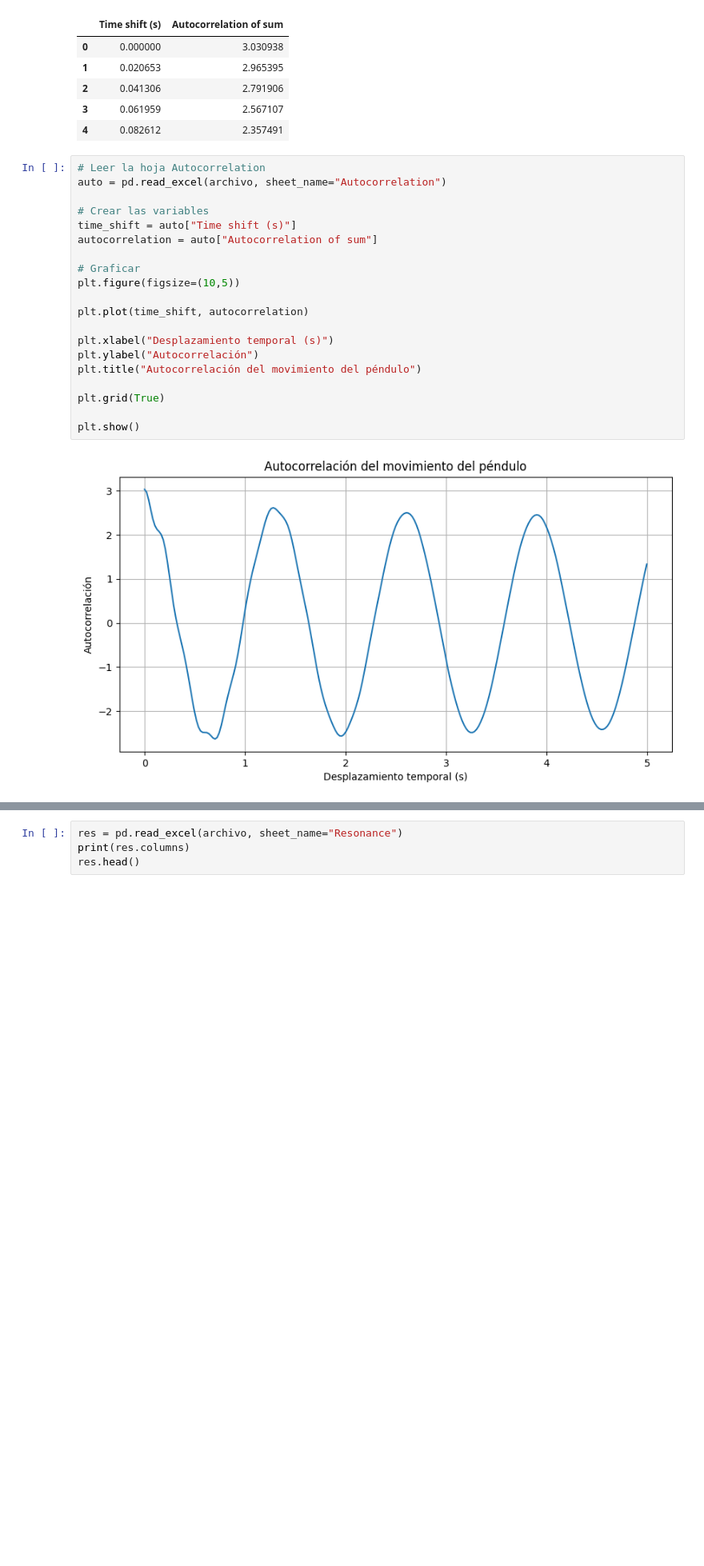
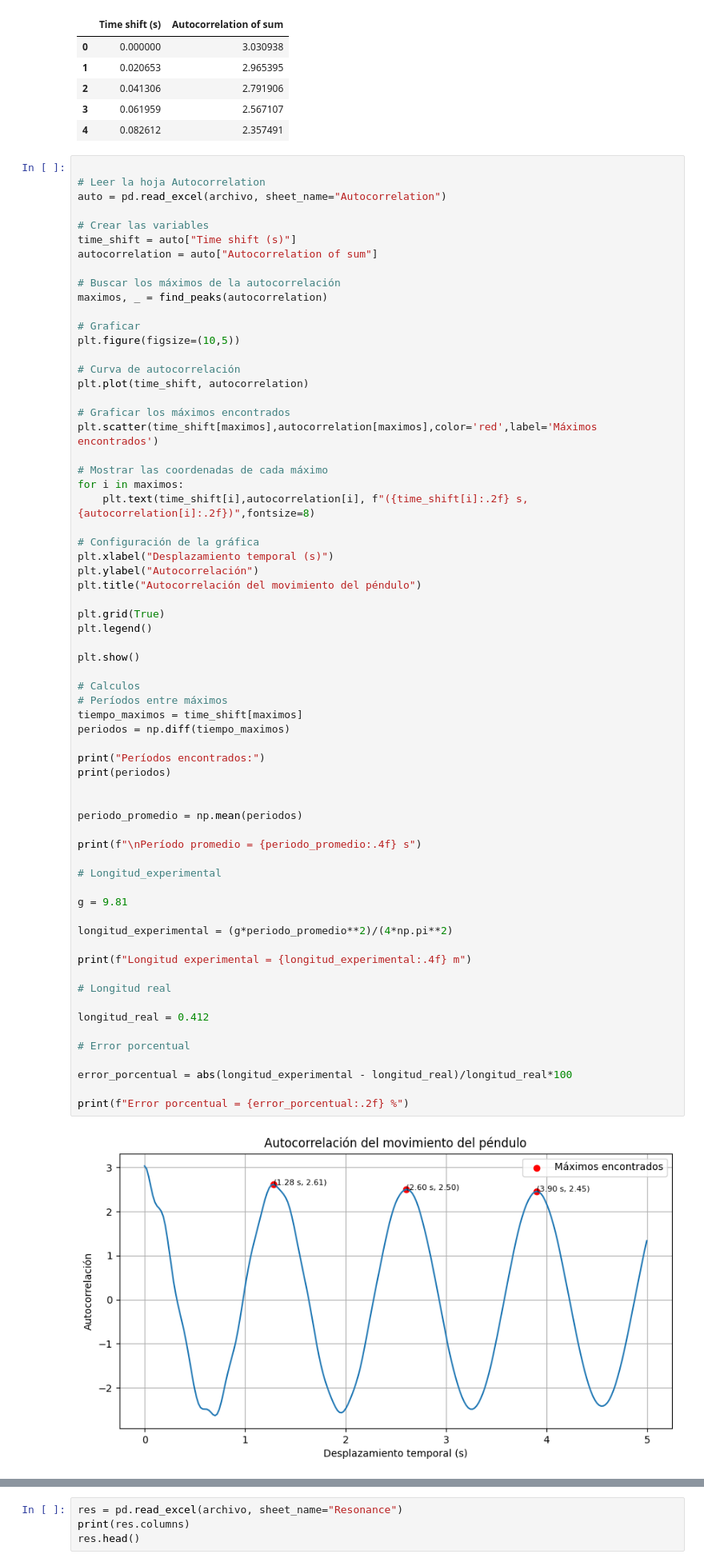
Before and after one commit to estmiguelplazas-web/Experimento-Phyphox---Pendulo-Simple, a Jupyter notebook: Código Python/Pendulo_Simple.ipynb, the cells around one changed output, grey strips where cells are left out. Shown at 80% size. Saved outputs shown, nothing was run; the diff lists cells and outputs as text; blank space fills up the shorter version.

```diff
--- a/Código Python/Pendulo_Simple.ipynb
+++ b/Código Python/Pendulo_Simple.ipynb
@@ -163,24 +162,69 @@ Index(['Time shift (s)', 'Autocorrelation of sum'], dtype='object')
 | 3 | 0.061959 | 2.567107 |
 | 4 | 0.082612 | 2.357491 |
 # %%
+
 # Leer la hoja Autocorrelation
 auto = pd.read_excel(archivo, sheet_name="Autocorrelation")
 
 # Crear las variables
 time_shift = auto["Time shift (s)"]
 autocorrelation = auto["Autocorrelation of sum"]
 
+# Buscar los máximos de la autocorrelación
+maximos, _ = find_peaks(autocorrelation)
+
 # Graficar
 plt.figure(figsize=(10,5))
 
+# Curva de autocorrelación
 plt.plot(time_shift, autocorrelation)
 
+# Graficar los máximos encontrados
+plt.scatter(time_shift[maximos],autocorrelation[maximos],color='red',label='Máximos encontrados')
+
+# Mostrar las coordenadas de cada máximo
+for i in maximos:
+    plt.text(time_shift[i],autocorrelation[i], f"({time_shift[i]:.2f} s, {autocorrelation[i]:.2f})",fontsize=8)
+
+# Configuración de la gráfica
 plt.xlabel("Desplazamiento temporal (s)")
 plt.ylabel("Autocorrelación")
 plt.title("Autocorrelación del movimiento del péndulo")
 
 plt.grid(True)
+plt.legend()
 
 plt.show()
+
+# Calculos
+# Períodos entre máximos
+tiempo_maximos = time_shift[maximos]
+periodos = np.diff(tiempo_maximos)
+
+print("Períodos encontrados:")
+print(periodos)
+
+
+periodo_promedio = np.mean(periodos)
+
+print(f"\nPeríodo promedio = {periodo_promedio:.4f} s")
+
+# Longitud_experimental
+
+g = 9.81
+
+longitud_experimental = (g*periodo_promedio**2)/(4*np.pi**2)
+
+print(f"Longitud experimental = {longitud_experimental:.4f} m")
+
+# Longitud real
+
+longitud_real = 0.412
+
+# Error porcentual
+
+error_porcentual = abs(longitud_experimental - longitud_real)/longitud_real*100
+
+print(f"Error porcentual = {error_porcentual:.2f} %")
 # %% [output]
-[figure, old version]
+[figure, new version]
```
Also changed, not shown: parts of 27 cells of this notebook.
